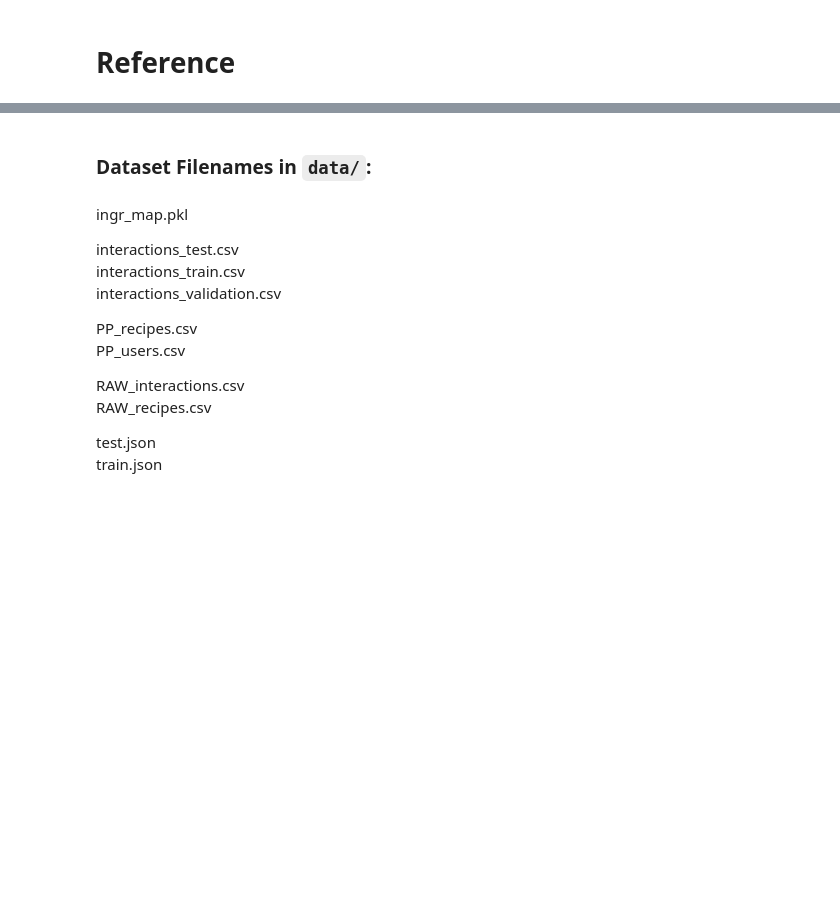
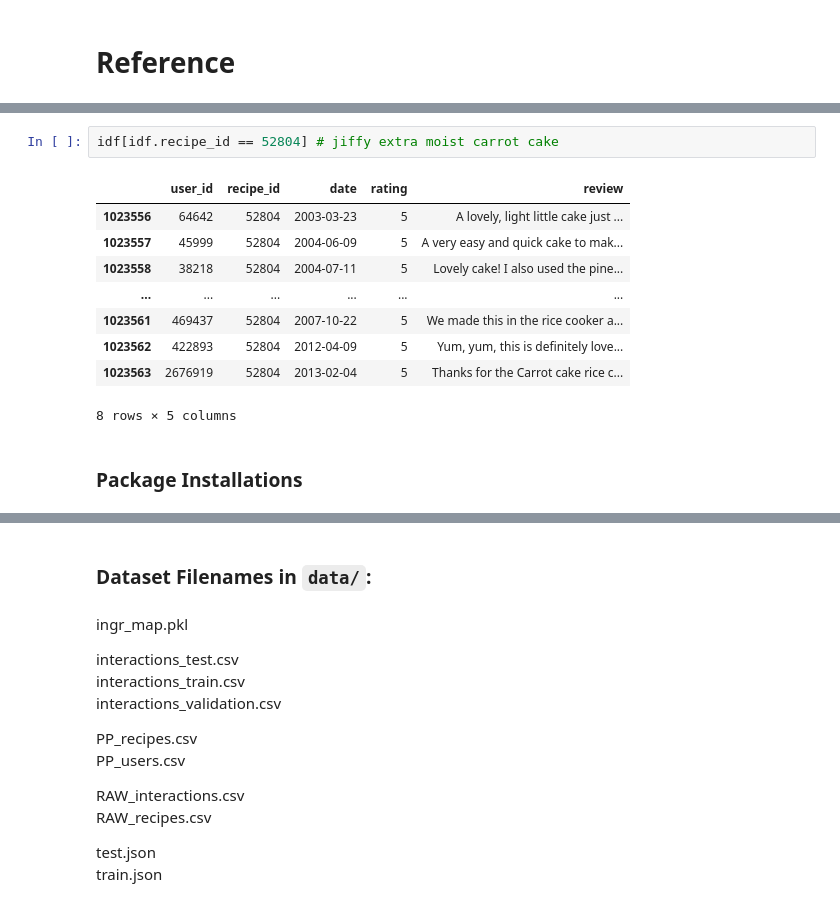
Before and after one commit to mike-flanagan/recipe-book, a Jupyter notebook: MF_Recipe_RecSystem_Notebook.ipynb, the cells around one changed output, grey strips where cells are left out. Cells and saved outputs as stored; diff of their text form; blank space fills up the shorter version.

```diff
--- a/MF_Recipe_RecSystem_Notebook.ipynb
+++ b/MF_Recipe_RecSystem_Notebook.ipynb
@@ -1329,0 +1587,14 @@ While `scikit-surprise` is not inherently equipped to run computations on cloud
+# %%
+idf[idf.recipe_id == 52804] # jiffy extra moist carrot cake
+# %% [output]
+|  | user_id | recipe_id | date | rating | review |
+| 1023556 | 64642 | 52804 | 2003-03-23 | 5 | A lovely, light little cake just ... |
+| 1023557 | 45999 | 52804 | 2004-06-09 | 5 | A very easy and quick cake to mak... |
+| 1023558 | 38218 | 52804 | 2004-07-11 | 5 | Lovely cake! I also used the pine... |
+| ... | ... | ... | ... | ... | ... |
+| 1023561 | 469437 | 52804 | 2007-10-22 | 5 | We made this in the rice cooker a... |
+| 1023562 | 422893 | 52804 | 2012-04-09 | 5 | Yum, yum, this is definitely love... |
+| 1023563 | 2676919 | 52804 | 2013-02-04 | 5 | Thanks for the Carrot cake rice c... |
+8 rows × 5 columns
+# %% [markdown]
+### Package Installations
```
Also changed, not shown: parts of 56 cells of this notebook.
